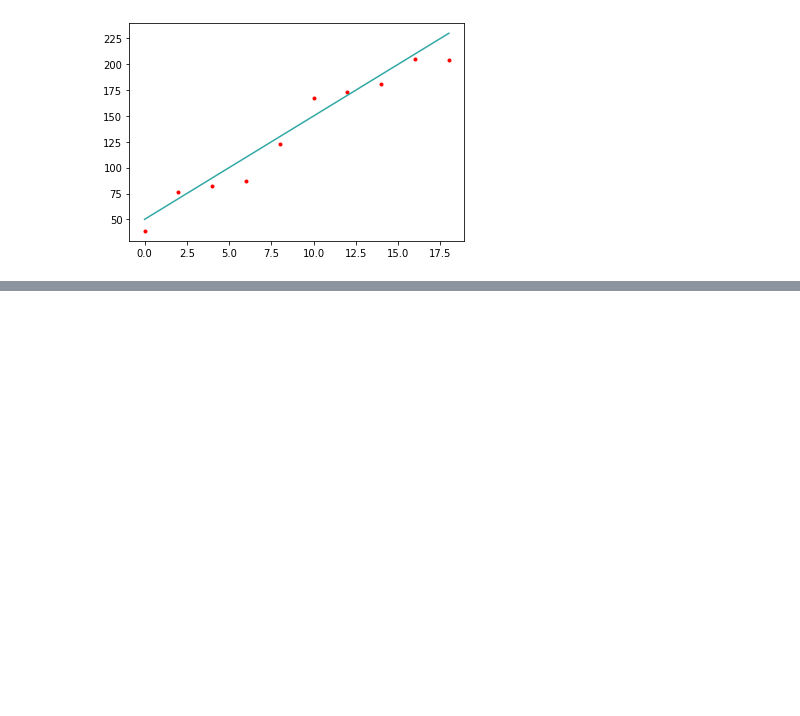
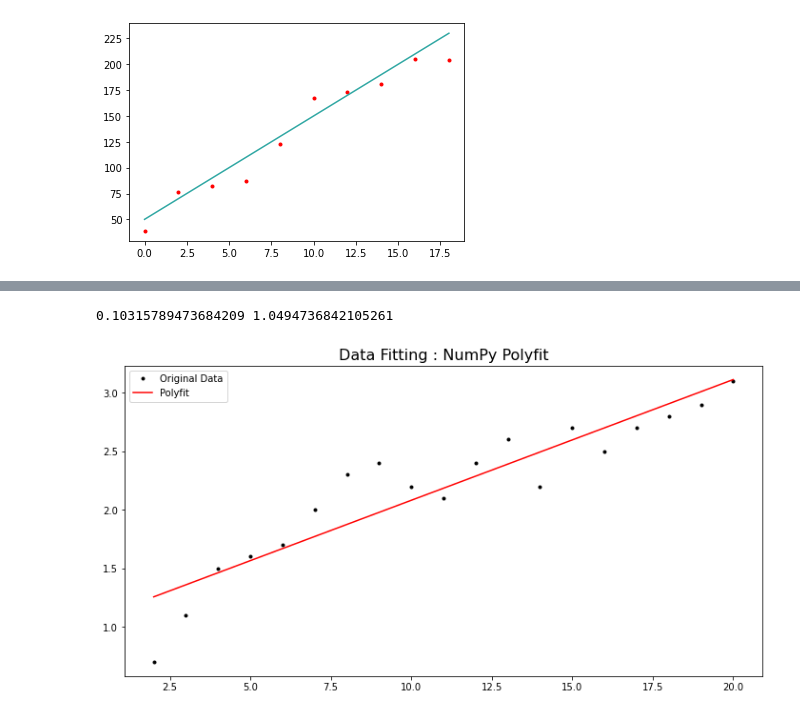
Before and after one commit to katemcg93/ML_Stats, a Jupyter notebook: Topic 2 - Models.ipynb, the cells around one changed output, grey strips where cells are left out. Cells and saved outputs as stored; diff of their text form; code cells hidden in the pictures; blank space fills up the shorter version.

```diff
--- a/Topic 2 - Models.ipynb
+++ b/Topic 2 - Models.ipynb
@@ -132,0 +216,19 @@ Minimizing a formula using differentiation involves taking the first derivative
+# %%
+#Get optimized m and c values
+best_fit_poly = np.polyfit(x,y,1)
+poly_m = best_fit_poly[0]
+poly_c = best_fit_poly[1]
+
+print(poly_m,poly_c)
+# %% [output]
+0.10315789473684209 1.0494736842105261
+# %%
+# Plotting resulting lines with original data
+fig, ax = plt.subplots(figsize = (12,6))
+ax.plot(x,y, 'k.', label = "Original Data")
+ax.set_title("Data Fitting : NumPy Polyfit", fontsize = 16)
+ax.plot(x, poly_m * x + poly_c, 'r-', label = "Polyfit")
+plt.legend()
+plt.show()
+# %% [output]
+[figure, added]
```
Also changed, not shown: parts of 24 cells of this notebook.
